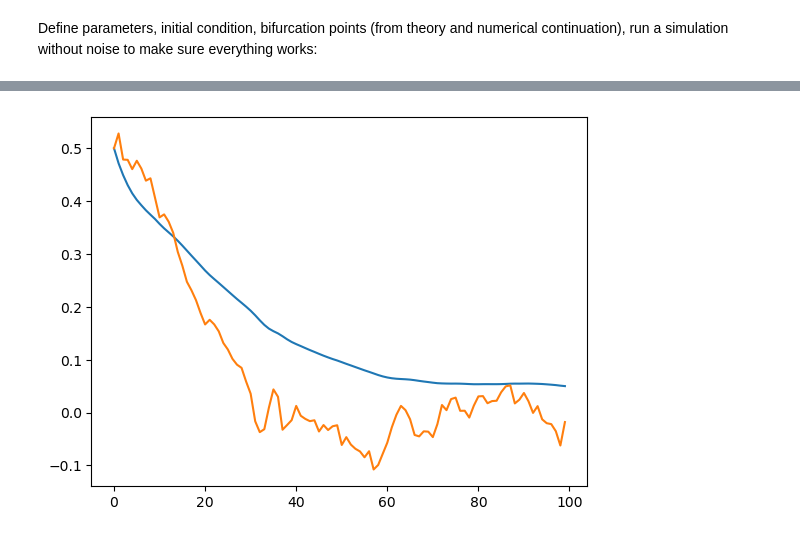
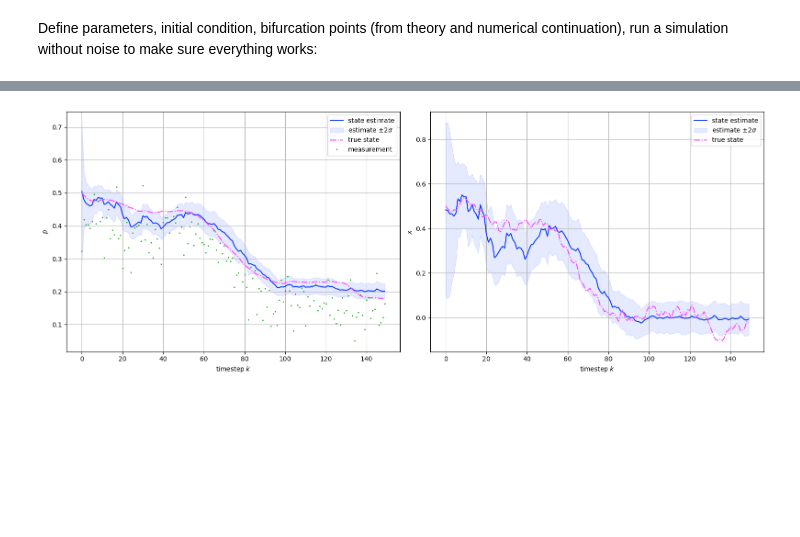
Before and after one commit to valentine-alia/MAE-6760, a Jupyter notebook: project/project.ipynb, the cells around one changed output, grey strips where cells are left out. Cells and saved outputs as stored; diff of their text form; code cells hidden in the pictures; blank space fills up the shorter version.

```diff
--- a/project/project.ipynb
+++ b/project/project.ipynb
@@ -69,28 +70,22 @@ plt.show()
 # %%
-def predict_state_SIS_NOD(Xk, Wk, mu, dt):
-    nx, N = Xk.shape
-    Xkp1 = np.zeros_like(Xk)
+def predict_state_SIS_NOD(Yk, Wk, beta,delta,kp,kx,u0,tau, dt):
+    nx, N = Yk.shape
+    Ykp1 = np.zeros_like(Yk)
 
     for i in range(N):
-        x0 = Xk[:, i]
+        y0 = Yk[:, i]
         w  = Wk[0, i]
 
         sol = solve_ivp(
             SIS_NOD,
             [0, dt],
-            x0,
-            args=(mu, w),
+            y0,
+            args = (beta,delta,kp,kx,u0,tau,w),
             method='LSODA'
         )
 
-        Xkp1[:, i] = sol.y[:, -1]
+        Ykp1[:, i] = sol.y[:, -1]
+        Ykp1[0, i] = np.clip(Ykp1[0, i], 0, 1) # keep everything bounded (try outside of ODE)
+        Ykp1[1, i] = np.clip(Ykp1[1, i], -1, 1)
 
-    return Xkp1
-
-
-
-def predict_msmt_vdp(Xkp1):
-    """
-    """
-    H = np.array([[1, 0]])
-    return H @ Xkp1  # (1 x nsp)
+    return Ykp1
@@ -129,6 +144,0 @@ for k in range(nt - 1):
-# %%
-plt.plot(y_true[0])
-plt.plot(y_true[1])
-plt.show()
-# %% [output]
-[figure, removed]
@@ -141,0 +244,18 @@ X_part[:, :, 0] = rng.multivariate_normal(x0, P0, N_part).T
+# %%
+# ── Estimator plots ──────────────────────────────────────────────────────
+fig2, axes2 = plt.subplots(1, 2, figsize=(16, 6))
+fig2.subplots_adjust(wspace=0.3)
+
+plot_estimator(t, yhat[0, :], Phat[0, 0, :], y_true[0, :],
+               plot_type='state', z=z, ax=axes2[0])
+axes2[0].set_ylabel(r'$p$')
+
+plot_estimator(t, yhat[1, :], Phat[1, 1, :], y_true[1, :],
+               plot_type='state', ax=axes2[1])
+axes2[1].set_ylabel(r'$x$')
+
+plt.tight_layout()
+
+plt.show()
+# %% [output]
+[figure, added]
```
Also changed, not shown: parts of 12 cells of this notebook, 2 other files.
